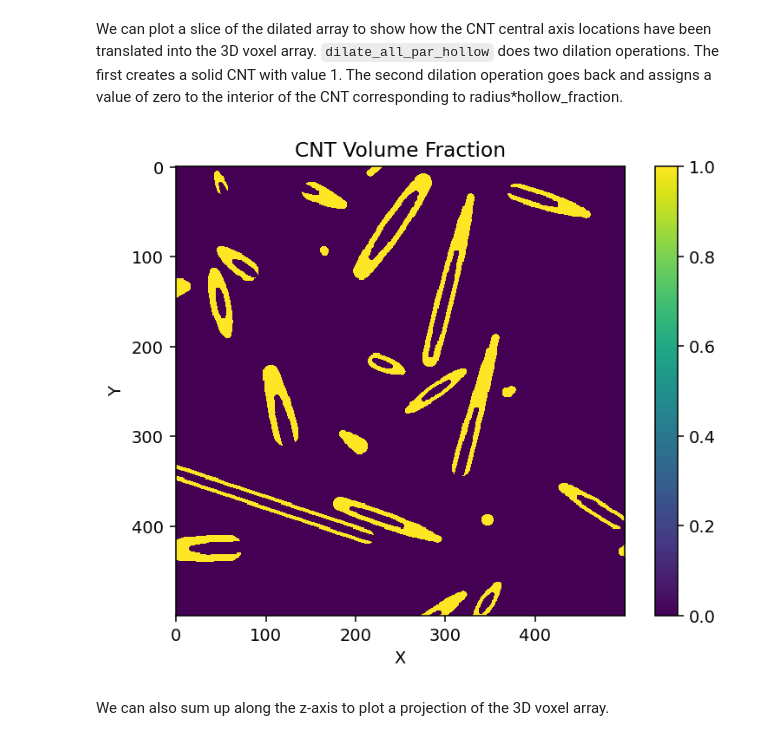
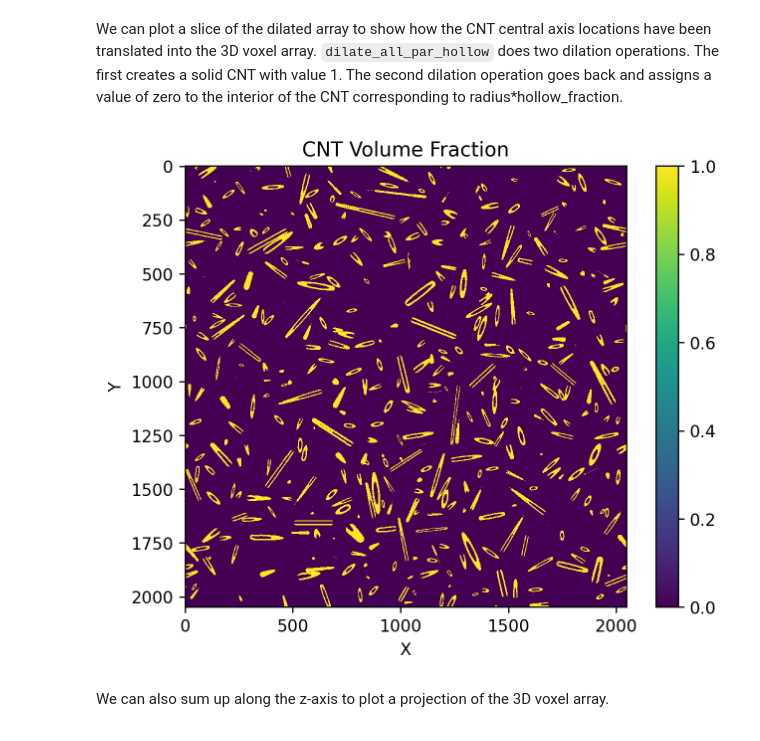
Before and after one commit to usnistgov/NRSS, a Jupyter notebook: src/NRSS_tutorials/MWCNTs/nb3_nrss.ipynb, the cells around one changed output. Cells and saved outputs as stored; diff of their text form; code cells hidden in the pictures.

```diff
--- a/src/NRSS_tutorials/MWCNTs/nb3_nrss.ipynb
+++ b/src/NRSS_tutorials/MWCNTs/nb3_nrss.ipynb
@@ -131,15 +131,16 @@ dilate_all_par_hollow(all_CNTs, S, BoxXY, BoxZ, hollow_fraction, inside_value=0)
 # %% [markdown]
 We can plot a slice of the dilated array to show how the CNT central axis locations have been translated into the 3D voxel array. `dilate_all_par_hollow` does two dilation operations. The first creates a solid CNT with value 1. The second dilation operation goes back and assigns a value of zero to the interior of the CNT corresponding to radius*hollow_fraction.
 # %%
-plt.figure(dpi=140)
-plt.imshow(CNTs_dilated[128,:500,:500], interpolation='none')
+# for i in range(10):
+plt.figure(dpi=240)
+plt.imshow(CNTs_dilated[64,...], interpolation='none')
 plt.xlabel('X')
 plt.ylabel('Y')
 plt.title('CNT Volume Fraction')
 plt.colorbar()
 plt.show()
 # %% [output]
-[figure, old version]
+[figure, new version]
 # %% [markdown]
 We can also sum up along the z-axis to plot a projection of the 3D voxel array.
 # %%
```
Also changed, not shown: parts of 26 cells of this notebook, 3 other files.
